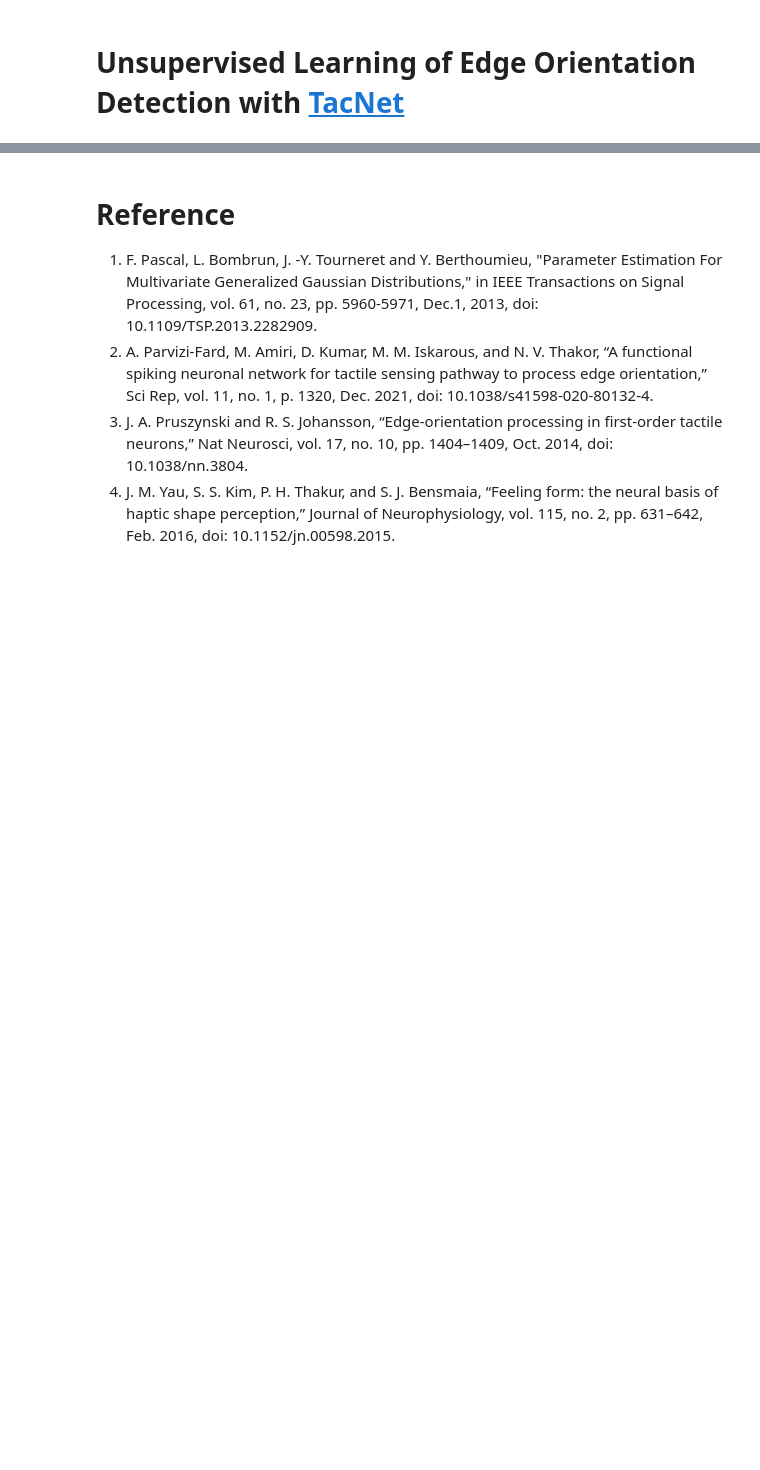
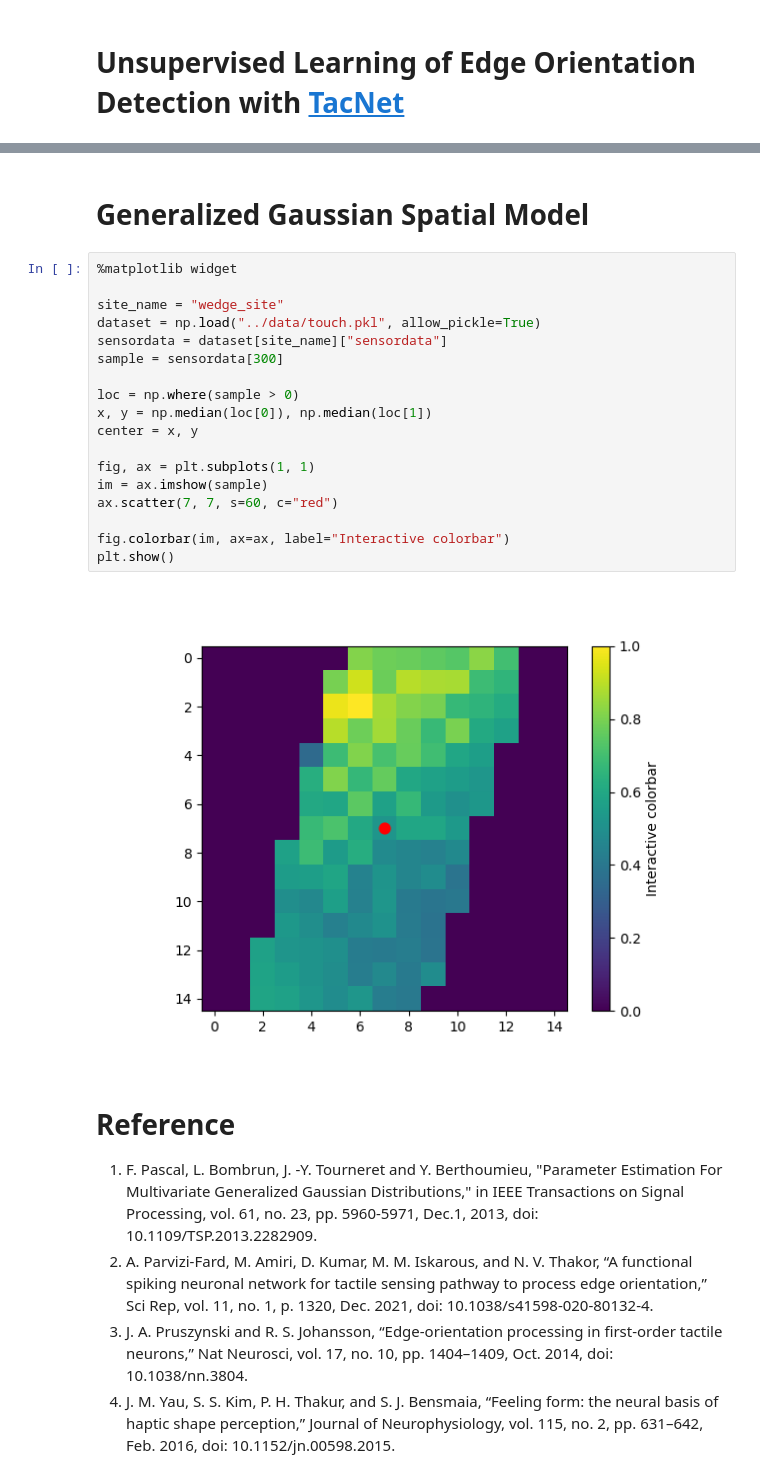
Before and after one commit to wngfra/tac3d, a Jupyter notebook: tacsense/brian_simulate.ipynb, the cells around one changed output, grey strips where cells are left out. Drawn from its saved outputs; the diff is of its cells as text; blank space fills up the shorter version.

```diff
--- a/tacsense/brian_simulate.ipynb
+++ b/tacsense/brian_simulate.ipynb
@@ -98,3 +83,25 @@ INFO:root:/home/alex/miniconda3/envs/brian/bin/x86_64-conda-linux-gnu-cc -DNDEBU
+# %% [markdown]
+# Generalized Gaussian Spatial Model
+# %%
+%matplotlib widget
+
+site_name = "wedge_site"
+dataset = np.load("../data/touch.pkl", allow_pickle=True)
+sensordata = dataset[site_name]["sensordata"]
+sample = sensordata[300]
+
+loc = np.where(sample > 0)
+x, y = np.median(loc[0]), np.median(loc[1])
+center = x, y
+
+fig, ax = plt.subplots(1, 1)
+im = ax.imshow(sample)
+ax.scatter(7, 7, s=60, c="red")
+
+fig.colorbar(im, ax=ax, label="Interactive colorbar")
+plt.show()
+# %% [output]
+[figure, added]
 # %% [markdown]
 # Reference
 1. F. Pascal, L. Bombrun, J. -Y. Tourneret and Y. Berthoumieu, "Parameter Estimation For Multivariate Generalized Gaussian Distributions," in IEEE Transactions on Signal Processing, vol. 61, no. 23, pp. 5960-5971, Dec.1, 2013, doi: 10.1109/TSP.2013.2282909.
```
Also changed, not shown: parts of 2 cells of this notebook, 1 other file.
